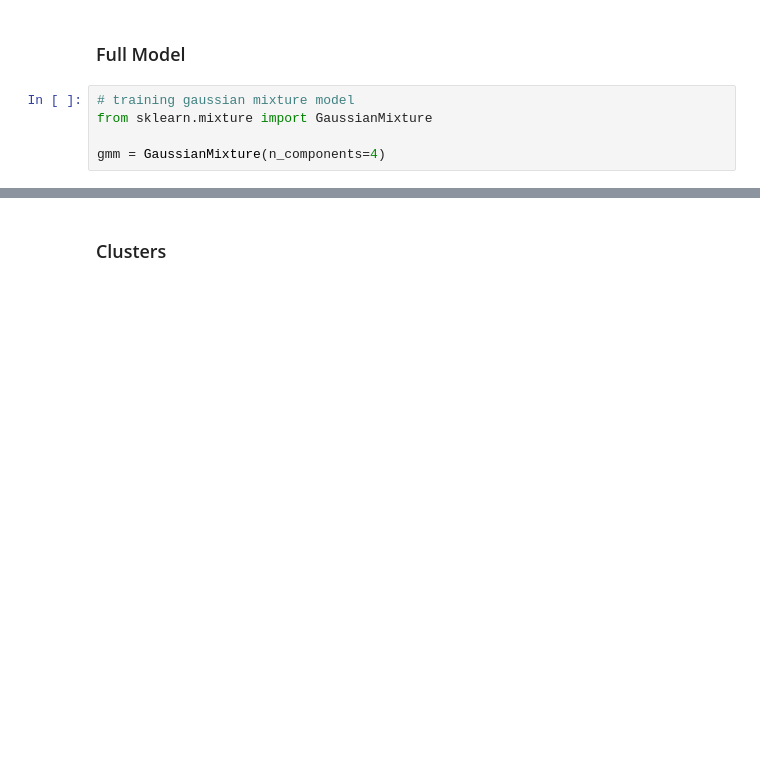
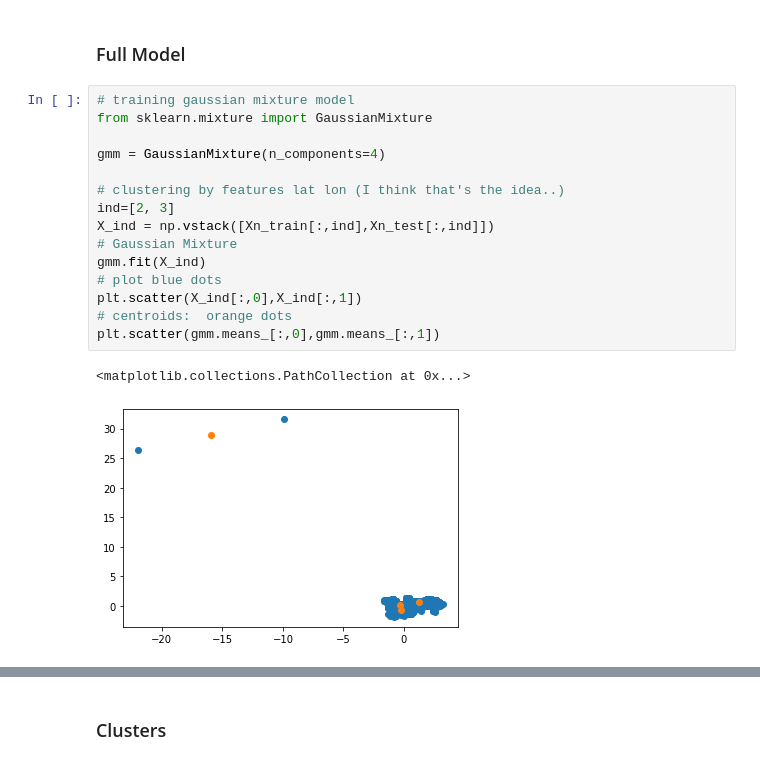
Before and after one commit to NiallSmith93/ET5003, a Jupyter notebook: ET5003_Etivity2_template_NiallSmith.ipynb, the cells around one changed output, grey strips where cells are left out. Saved outputs shown, nothing was run; the diff lists cells and outputs as text; blank space fills up the shorter version.

```diff
--- a/ET5003_Etivity2_template_NiallSmith.ipynb
+++ b/ET5003_Etivity2_template_NiallSmith.ipynb
@@ -368,8 +389,21 @@ NameError: ignored
 ## Clustering
 # %% [markdown]
 ### Full Model
-# %%
-# training gaussian mixture model
-from sklearn.mixture import GaussianMixture
-
-gmm = GaussianMixture(n_components=4)
+# %%
+# training gaussian mixture model
+from sklearn.mixture import GaussianMixture
+
+gmm = GaussianMixture(n_components=4)
+
+# clustering by features lat lon (I think that's the idea..)
+ind=[2, 3]
+X_ind = np.vstack([Xn_train[:,ind],Xn_test[:,ind]])
+# Gaussian Mixture
+gmm.fit(X_ind)
+# plot blue dots
+plt.scatter(X_ind[:,0],X_ind[:,1])
+# centroids:  orange dots
+plt.scatter(gmm.means_[:,0],gmm.means_[:,1])
+# %% [output]
+<matplotlib.collections.PathCollection at 0x...>
+[figure, added]
```
Also changed, not shown: parts of 32 cells of this notebook.
